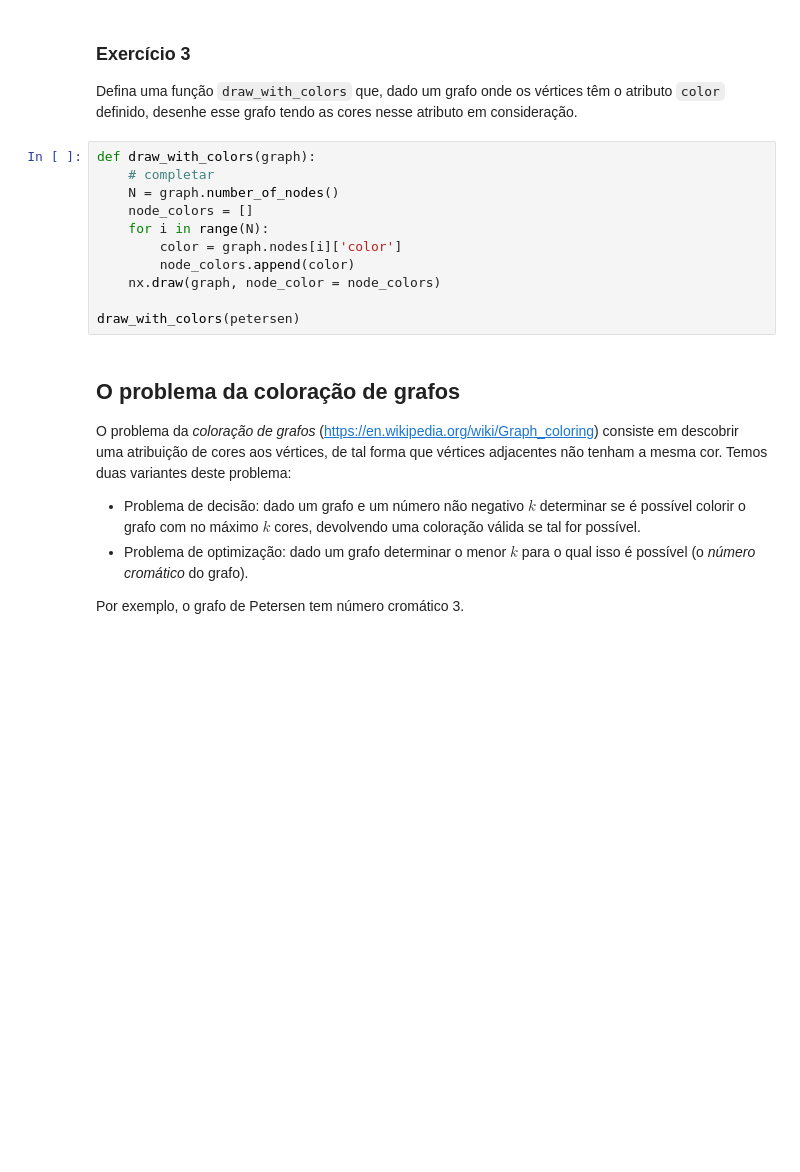
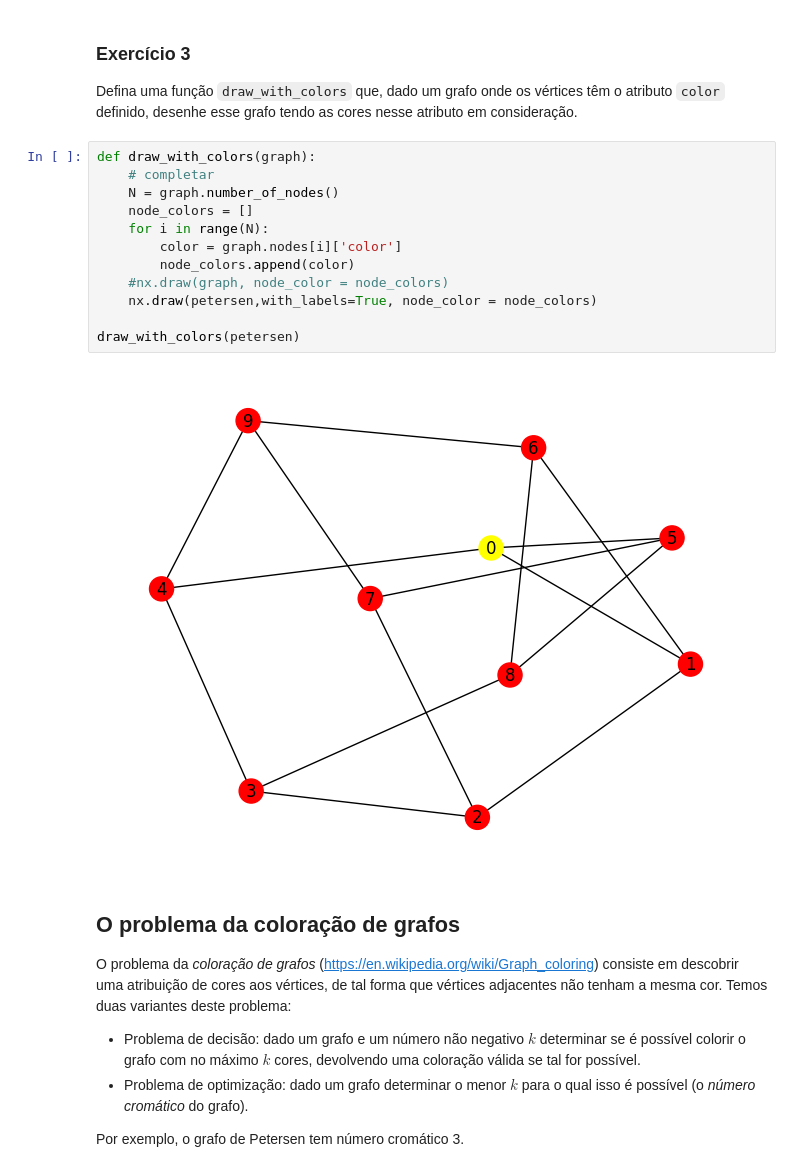
Before and after one commit to monizyzz/University, a Jupyter notebook: 3-year/Computational Logic/Ficha_2.ipynb, the cells around one changed output. Drawn from its saved outputs; the diff is of its cells as text; blank space fills up the shorter version.

```diff
--- a/3-year/Computational Logic/Ficha_2.ipynb
+++ b/3-year/Computational Logic/Ficha_2.ipynb
@@ -88,14 +105,17 @@ Defina uma função `draw_with_colors` que, dado um grafo onde os vértices têm
 # %%
 def draw_with_colors(graph):
     # completar
     N = graph.number_of_nodes()
     node_colors = []
     for i in range(N):
         color = graph.nodes[i]['color']
         node_colors.append(color)
-    nx.draw(graph, node_color = node_colors)
+    #nx.draw(graph, node_color = node_colors)
+    nx.draw(petersen,with_labels=True, node_color = node_colors)
 
 draw_with_colors(petersen)
+# %% [output]
+[figure, added]
 # %% [markdown]
 ## O problema da coloração de grafos
 
```
Also changed, not shown: parts of 18 cells of this notebook, 1 other file.
